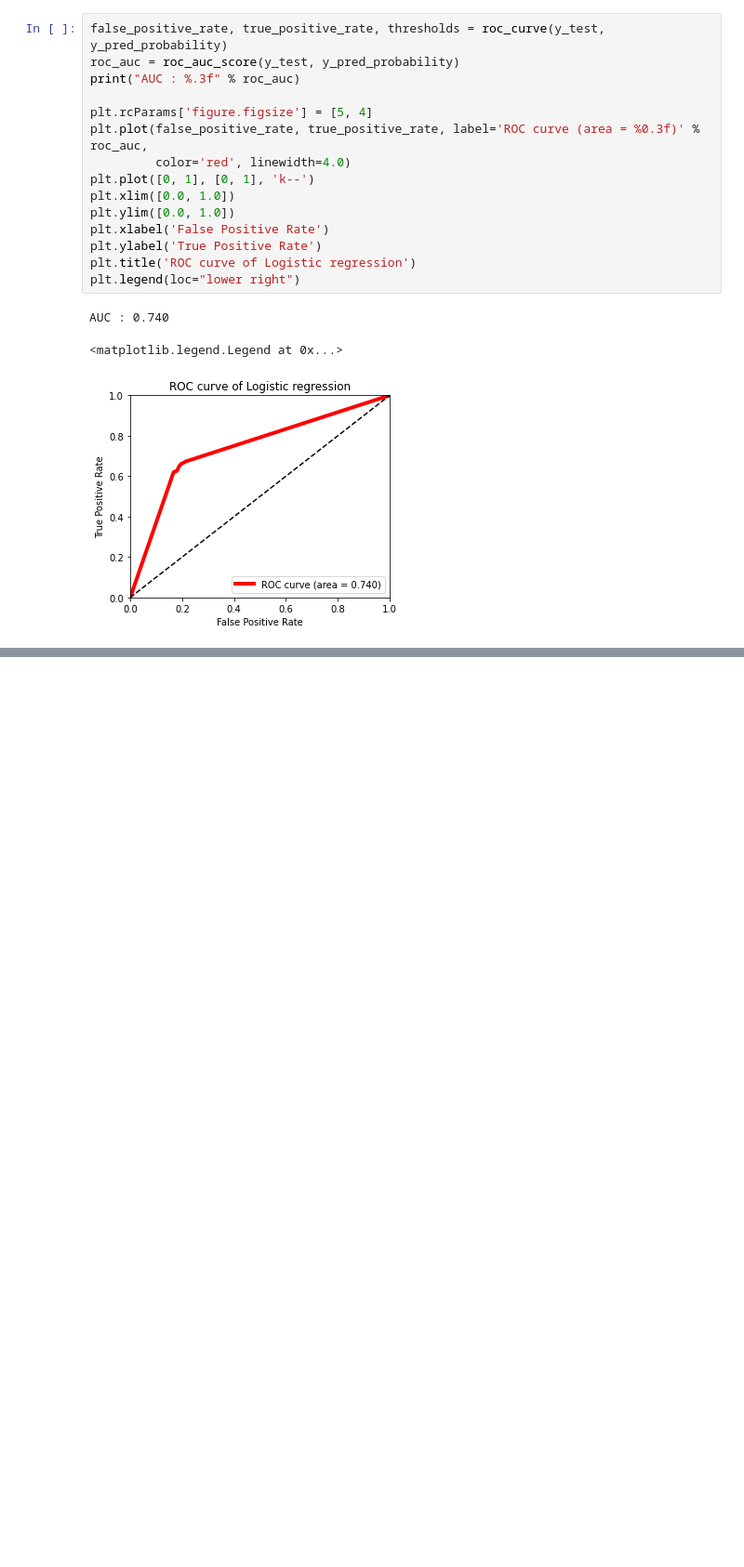
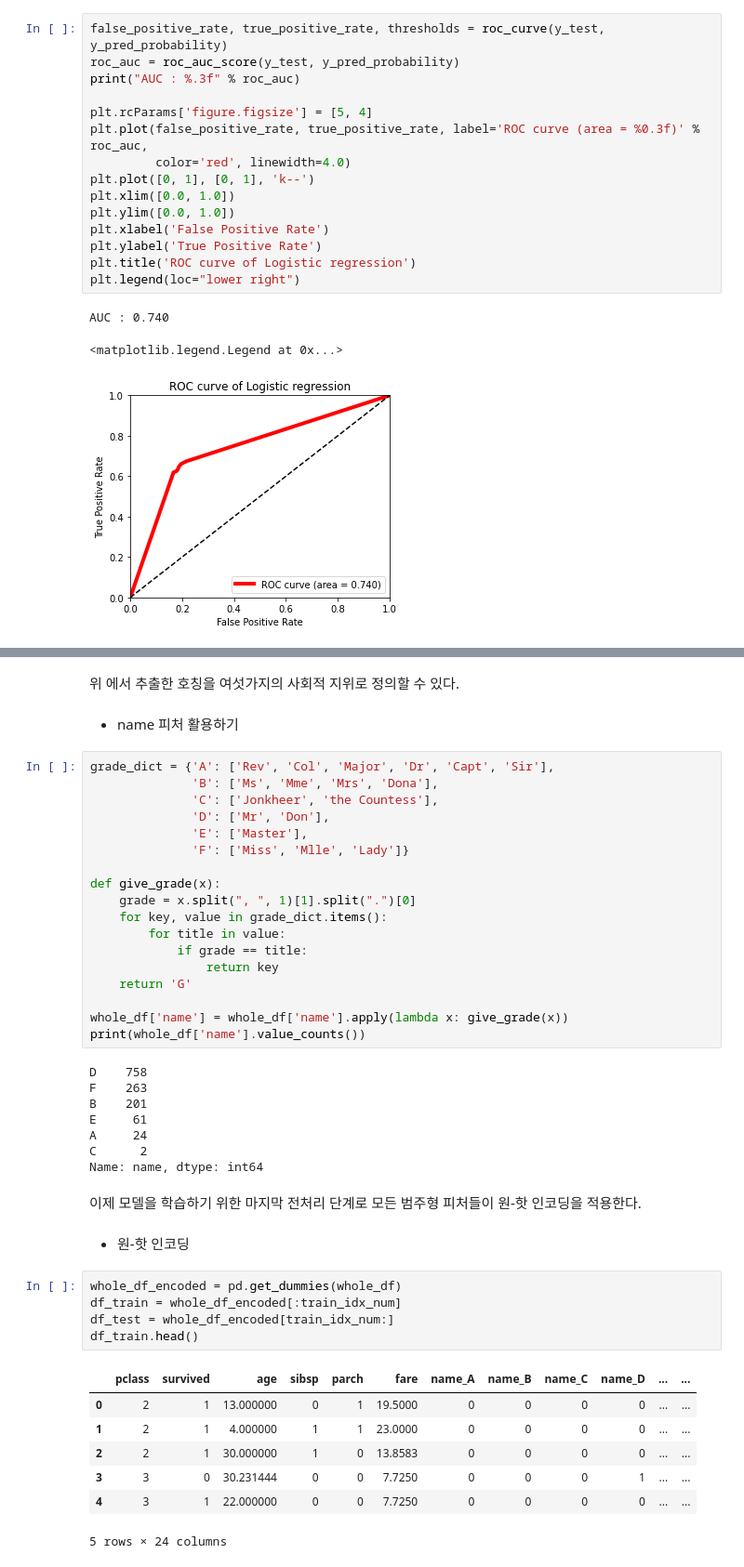
Before and after one commit to jaeyoon89/python_data_analysis, a Jupyter notebook: ch4-1_titanic_classification.ipynb, the cells around one changed output, grey strips where cells are left out. Shown at 93% size. Drawn from its saved outputs; the diff is of its cells as text; blank space fills up the shorter version.

```diff
--- a/ch4-1_titanic_classification.ipynb
+++ b/ch4-1_titanic_classification.ipynb
@@ -326,0 +373,47 @@ train_idx_num = len(df_train)
+# %% [markdown]
+위 에서 추출한 호칭을 여섯가지의 사회적 지위로 정의할 수 있다.
+# %% [markdown]
+- name 피처 활용하기
+# %%
+grade_dict = {'A': ['Rev', 'Col', 'Major', 'Dr', 'Capt', 'Sir'],
+              'B': ['Ms', 'Mme', 'Mrs', 'Dona'],
+              'C': ['Jonkheer', 'the Countess'],
+              'D': ['Mr', 'Don'],
+              'E': ['Master'],
+              'F': ['Miss', 'Mlle', 'Lady']}
+
+def give_grade(x):
+    grade = x.split(", ", 1)[1].split(".")[0]
+    for key, value in grade_dict.items():
+        for title in value:
+            if grade == title:
+                return key
+    return 'G'
+
+whole_df['name'] = whole_df['name'].apply(lambda x: give_grade(x))
+print(whole_df['name'].value_counts())
+# %% [output]
+D    758
+F    263
+B    201
+E     61
+A     24
+C      2
+Name: name, dtype: int64
+# %% [markdown]
+이제 모델을 학습하기 위한 마지막 전처리 단계로 모든 범주형 피처들이 원-핫 인코딩을 적용한다.
+# %% [markdown]
+- 원-핫 인코딩
+# %%
+whole_df_encoded = pd.get_dummies(whole_df)
+df_train = whole_df_encoded[:train_idx_num]
+df_test = whole_df_encoded[train_idx_num:]
+df_train.head()
+# %% [output]
+|  | pclass | survived | age | sibsp | parch | fare | name_A | name_B | name_C | name_D | ... | ... |
+| 0 | 2 | 1 | 13.000000 | 0 | 1 | 19.5000 | 0 | 0 | 0 | 0 | ... | ... |
+| 1 | 2 | 1 | 4.000000 | 1 | 1 | 23.0000 | 0 | 0 | 0 | 0 | ... | ... |
+| 2 | 2 | 1 | 30.000000 | 1 | 0 | 13.8583 | 0 | 0 | 0 | 0 | ... | ... |
+| 3 | 3 | 0 | 30.231444 | 0 | 0 | 7.7250 | 0 | 0 | 0 | 1 | ... | ... |
+| 4 | 3 | 1 | 22.000000 | 0 | 0 | 7.7250 | 0 | 0 | 0 | 0 | ... | ... |
+5 rows × 24 columns
```
Also changed, not shown: parts of 21 cells of this notebook.
